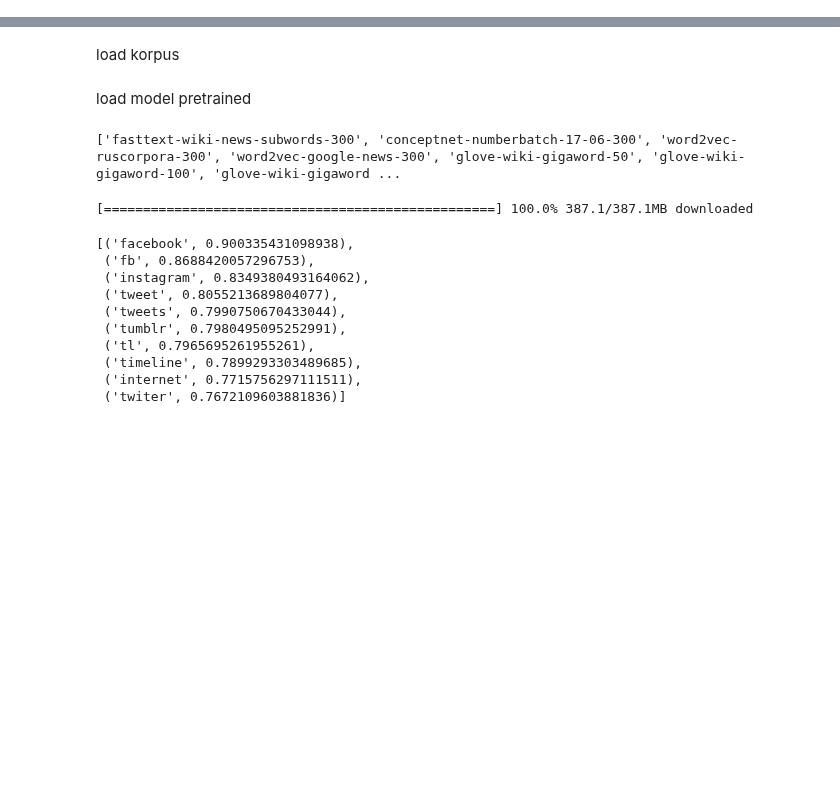
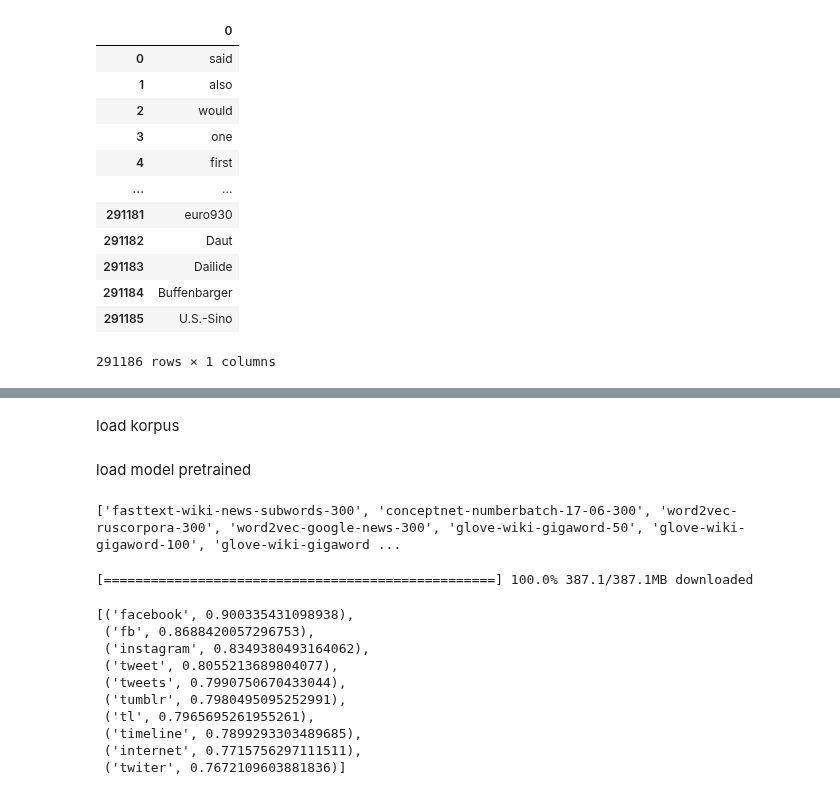
Before and after one commit to alfinmaulani/skripsi, a Jupyter notebook: pretrained_ekstraksi_dan_klasifikasi.ipynb, the cells around one changed output, grey strips where cells are left out. Cells and saved outputs as stored; diff of their text form; code cells hidden in the pictures; blank space fills up the shorter version.

```diff
--- a/pretrained_ekstraksi_dan_klasifikasi.ipynb
+++ b/pretrained_ekstraksi_dan_klasifikasi.ipynb
@@ -27,0 +43,2 @@ drive.mount('/content/drive')
+# %%
+dfkata=df.iloc[:, [0]]
@@ -27,0 +49,16 @@ drive.mount('/content/drive')
+# %%
+dfkata
+# %% [output]
+|  | 0 |
+| 0 | said |
+| 1 | also |
+| 2 | would |
+| 3 | one |
+| 4 | first |
+| ... | ... |
+| 291181 | euro930 |
+| 291182 | Daut |
+| 291183 | Dailide |
+| 291184 | Buffenbarger |
+| 291185 | U.S.-Sino |
+291186 rows × 1 columns
```
Also changed, not shown: parts of 14 cells of this notebook.
